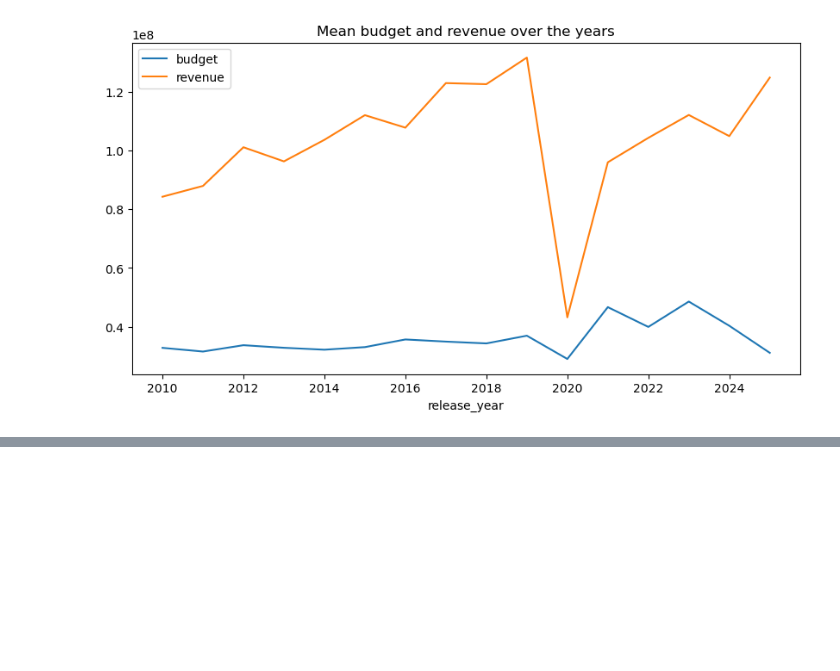
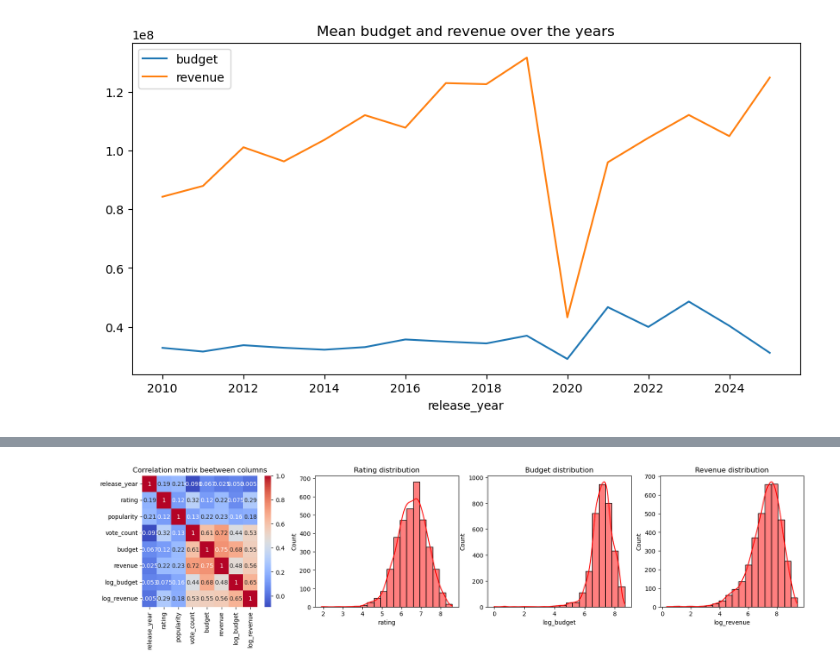
Before and after one commit to kaenkai/research-analysis-tools, a Jupyter notebook: playground/eda_netflix_movies.ipynb, the cells around one changed output, grey strips where cells are left out. Cells and saved outputs as stored; diff of their text form; code cells hidden in the pictures; blank space fills up the shorter version.

```diff
--- a/playground/eda_netflix_movies.ipynb
+++ b/playground/eda_netflix_movies.ipynb
@@ -200,0 +216,17 @@ yearly_trends[['budget', 'revenue']].plot(figsize=(10,5), title='Mean budget and
+# %%
+plt.figure(figsize=(20,4))
+plt.subplot(141)
+sns.heatmap(df_log.corr(numeric_only=True), annot=True, cmap='coolwarm')
+plt.title('Correlation matrix beetween columns')
+plt.subplot(142)
+sns.histplot(df_log['rating'], bins=20, kde=True, color='red')
+plt.title('Rating distribution')
+plt.subplot(143)
+sns.histplot(df_log['log_budget'], bins=20, kde=True, color='red')
+plt.title('Budget distribution')
+plt.subplot(144)
+sns.histplot(df_log['log_revenue'], bins=20, kde=True, color='red')
+plt.title('Revenue distribution')
+plt.show()
+# %% [output]
+[figure, added]
```
Also changed, not shown: parts of 4 cells of this notebook.
